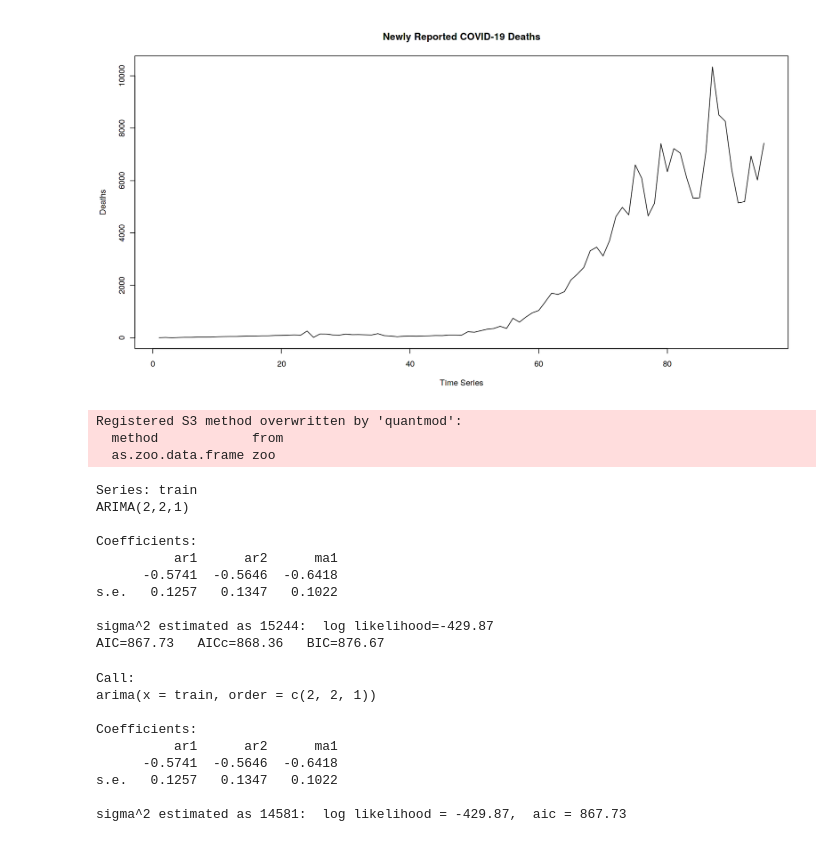
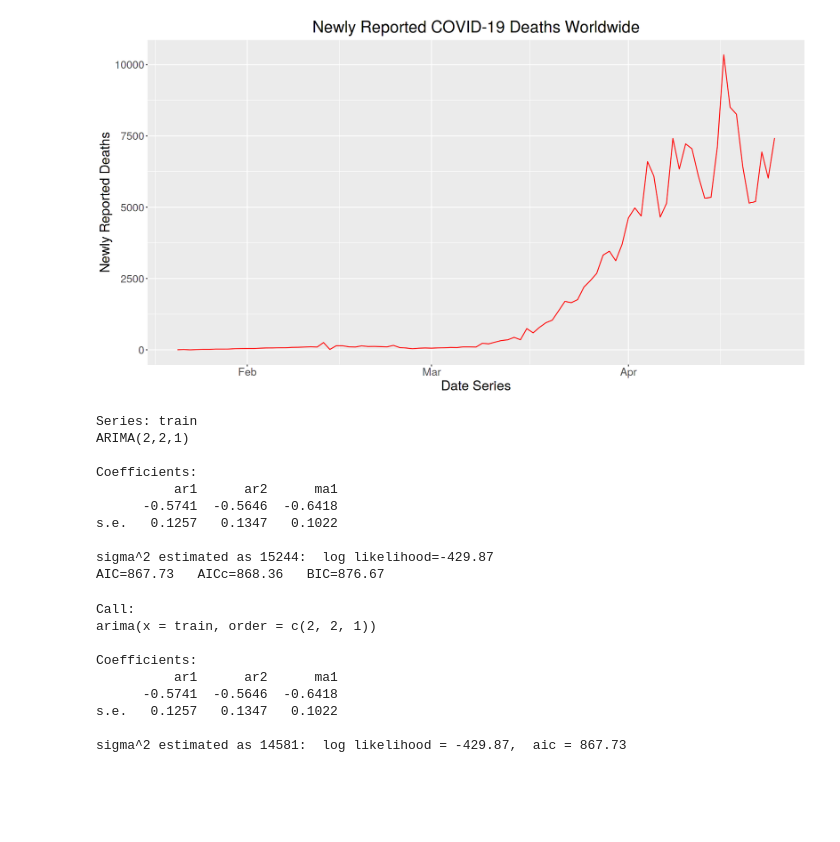
Before and after one commit to AjithKumarVS/Predictive-Time-Series-Modelling-of-COVID-19-Pandemic, a Jupyter notebook: covid19forecastingdeaths.ipynb, the cells around one changed output. Drawn from its saved outputs; the diff is of its cells as text; code cells hidden in the pictures; blank space fills up the shorter version.

```diff
--- a/covid19forecastingdeaths.ipynb
+++ b/covid19forecastingdeaths.ipynb
@@ -12,34 +12,32 @@ covid$dateRep<-as.Date(covid$dateRep)
 # %%
 total_deaths_by_date<-aggregate(covid$deaths,by=list(covid$dateRep),FUN=sum)
 total_deaths_by_date<-tail(total_deaths_by_date,-21)
-# %%
-covidplots<-total_deaths_by_date$x
-plot(covidplots,type="l",ylab="Deaths",xlab="Time Series",main="Newly Reported COVID-19 Deaths")
-# %% [output]
-[figure, removed]
+# %%
+covid_report_plot<-ggplot(total_deaths_by_date,aes(Group.1,x))+geom_line(color="red")
+covid_report_plot+ggtitle("Newly Reported COVID-19 Deaths Worldwide")+labs(y="Newly Reported Deaths", x = "Date Series")+theme(plot.title = element_text(hjust = 0.5))+theme(text = element_text(size=20))  #time-series
+# %% [output]
+[figure, added]
 # %%
 library("forecast")
 library("tseries")
 library("urca")
+covidplots<-total_deaths_by_date$x
 train<-head(covidplots,round(length(covidplots)*0.75))
 d<-length(covidplots)-length(train)
 test<-tail(covidplots,d)
 param<-auto.arima(train)
 param
 # %% [output]
-Registered S3 method overwritten by 'quantmod':
-  method            from
-  as.zoo.data.frame zoo
+Series: train
+ARIMA(2,2,1)
+
+Coefficients:
+          ar1      ar2      ma1
+      -0.5741  -0.5646  -0.6418
+s.e.   0.1257   0.1347   0.1022
+
+sigma^2 estimated as 15244:  log likelihood=-429.87
+AIC=867.73   AICc=868.36   BIC=876.67
-Series: train
-ARIMA(2,2,1)
-
-Coefficients:
-          ar1      ar2      ma1
-      -0.5741  -0.5646  -0.6418
-s.e.   0.1257   0.1347   0.1022
-
-sigma^2 estimated as 15244:  log likelihood=-429.87
-AIC=867.73   AICc=868.36   BIC=876.67
 # %%
 plotfit<-arima(train,c(2,2,1))
 plotfit
```
Also changed, not shown: parts of 2 cells of this notebook.
